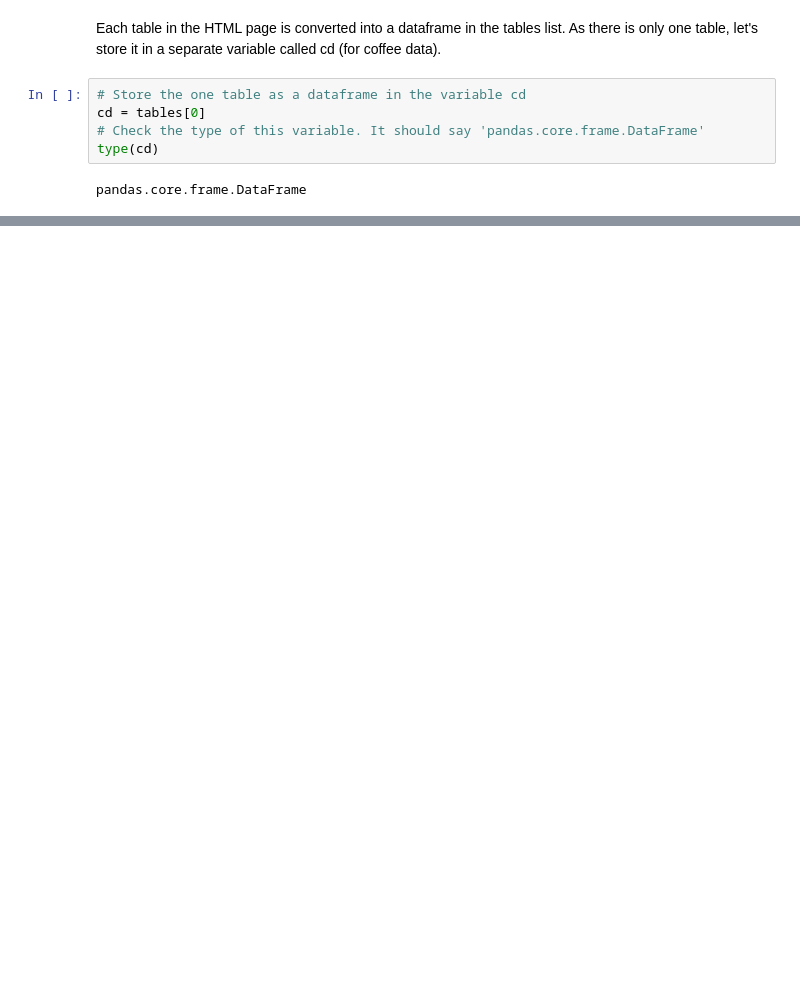
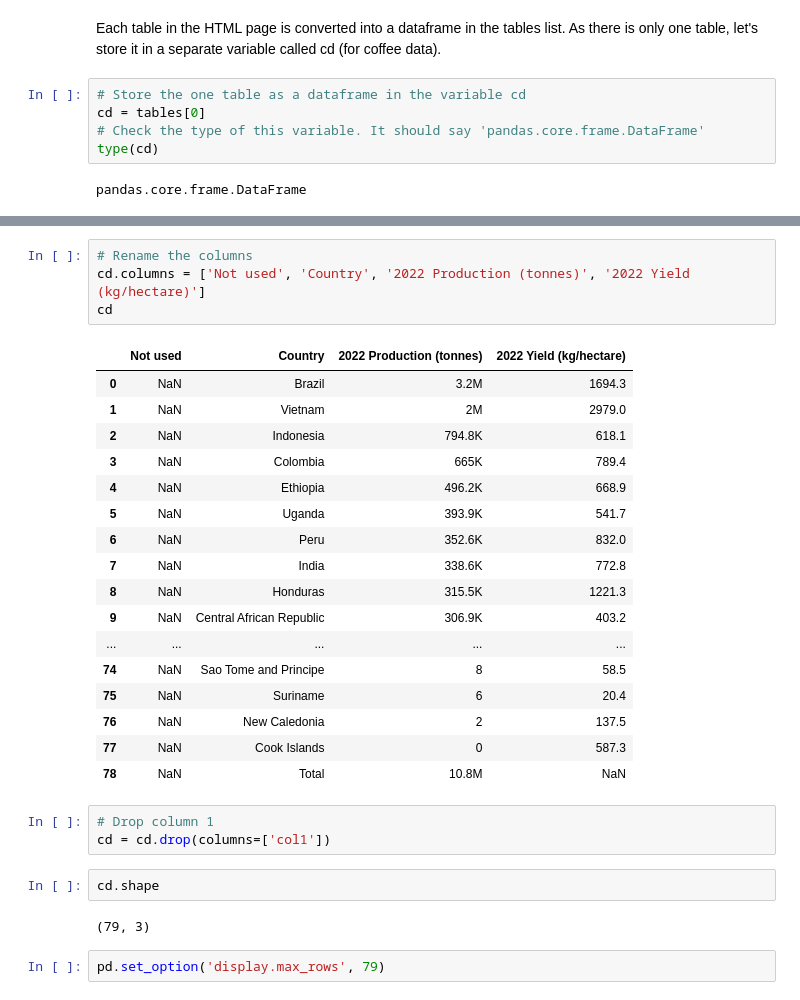
Before and after one commit to guyfrancis/dat1001, a Jupyter notebook: Pandas.ipynb, the cells around one changed output, grey strips where cells are left out. Drawn from its saved outputs; the diff is of its cells as text; blank space fills up the shorter version.

```diff
--- a/Pandas.ipynb
+++ b/Pandas.ipynb
@@ -139,0 +210,31 @@ cd
+# %%
+# Rename the columns
+cd.columns = ['Not used', 'Country', '2022 Production (tonnes)', '2022 Yield (kg/hectare)']
+cd
+# %% [output]
+|  | Not used | Country | 2022 Production (tonnes) | 2022 Yield (kg/hectare) |
+| 0 | NaN | Brazil | 3.2M | 1694.3 |
+| 1 | NaN | Vietnam | 2M | 2979.0 |
+| 2 | NaN | Indonesia | 794.8K | 618.1 |
+| 3 | NaN | Colombia | 665K | 789.4 |
+| 4 | NaN | Ethiopia | 496.2K | 668.9 |
+| 5 | NaN | Uganda | 393.9K | 541.7 |
+| 6 | NaN | Peru | 352.6K | 832.0 |
+| 7 | NaN | India | 338.6K | 772.8 |
+| 8 | NaN | Honduras | 315.5K | 1221.3 |
+| 9 | NaN | Central African Republic | 306.9K | 403.2 |
+| ... | ... | ... | ... | ... |
+| 74 | NaN | Sao Tome and Principe | 8 | 58.5 |
+| 75 | NaN | Suriname | 6 | 20.4 |
+| 76 | NaN | New Caledonia | 2 | 137.5 |
+| 77 | NaN | Cook Islands | 0 | 587.3 |
+| 78 | NaN | Total | 10.8M | NaN |
+# %%
+# Drop column 1
+cd = cd.drop(columns=['col1'])
+# %%
+cd.shape
+# %% [output]
+(79, 3)
+# %%
+pd.set_option('display.max_rows', 79)
```
Also changed, not shown: parts of 12 cells of this notebook.
